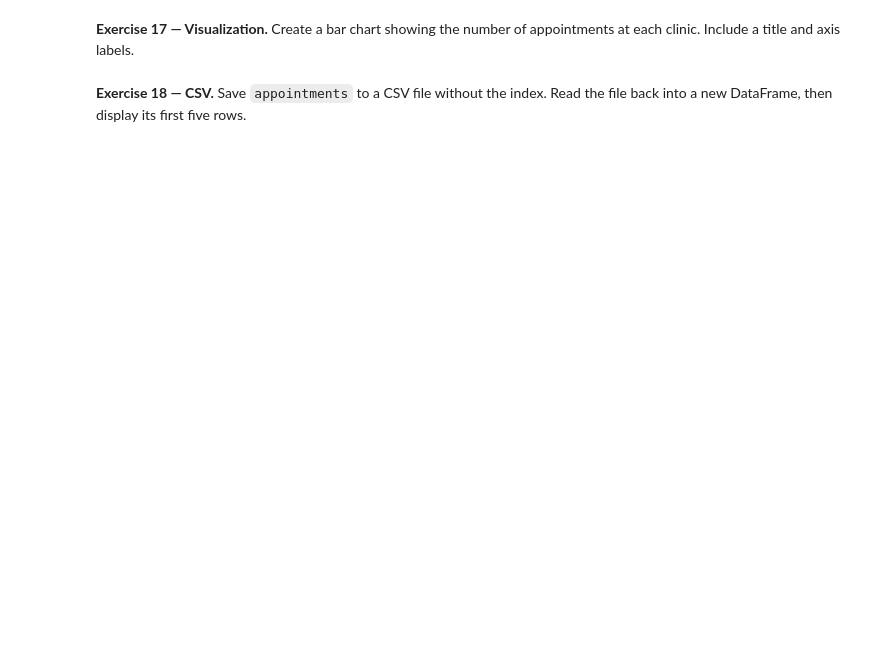
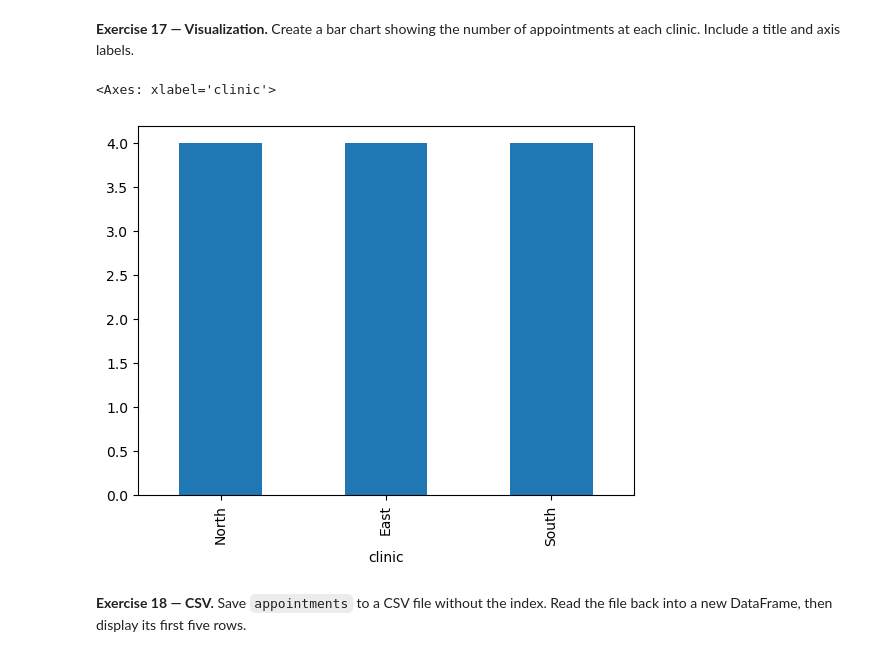
Before and after one commit to olubunmii/CPSC-4800, a Jupyter notebook: Pandas_Fundamentals_Student_Practice.ipynb, the cells around one changed output. Saved outputs shown, nothing was run; the diff lists cells and outputs as text; code cells hidden in the pictures; blank space fills up the shorter version.

```diff
--- a/Pandas_Fundamentals_Student_Practice.ipynb
+++ b/Pandas_Fundamentals_Student_Practice.ipynb
@@ -227,3 +244,8 @@ visit_date[['visit_date', 'day_of_the_week', 'name_of_day_of_the_week']]
 **Exercise 12 — Merging.** Join appointments to patients. Find all visits by patients aged 60 or older.
 # %%
 # Write your code here
+#pandas.merge(left, right, how='inner', on=None, left_on=None, right_on=None, left_index=False, right_index=False, sort=False, suffixes=('_x', '_y'), copy=<no_default>, indicator=False, validate=None)[source]
+patient_appointments_df = pd.merge(patients, appointments)
+#appointments[(appointments['cost'] > 150) & (appointments['completed'] == True)]
+patient_appointments_df_new = patient_appointments_df[patient_appointments_df['age'] >= 60]
+patient_appointments_df_new
@@ -249,6 +317,14 @@ visit_date[['visit_date', 'day_of_the_week', 'name_of_day_of_the_week']]
 **Exercise 17 — Visualization.** Create a bar chart showing the number of appointments at each clinic. Include a title and axis labels.
 # %%
 # Write your code here
+
+patient_appointments_df['clinic'].value_counts().plot.bar(x = 'clinic', y = 'Number of Appointments')
+
+#patient_appointments_df['clinic'].plot.bar(x='clinic', y = 'Number of Appointments')
+#patient_appointments_df.plot.bar(x='clinic', y=None, color=None, **kwargs)
+# %% [output]
+<Axes: xlabel='clinic'>
+[figure, added]
 # %% [markdown]
 **Exercise 18 — CSV.** Save `appointments` to a CSV file without the index. Read the file back into a new DataFrame, then display its first five rows.
 # %%
```
Also changed, not shown: parts of 16 cells of this notebook, 3 other files.
